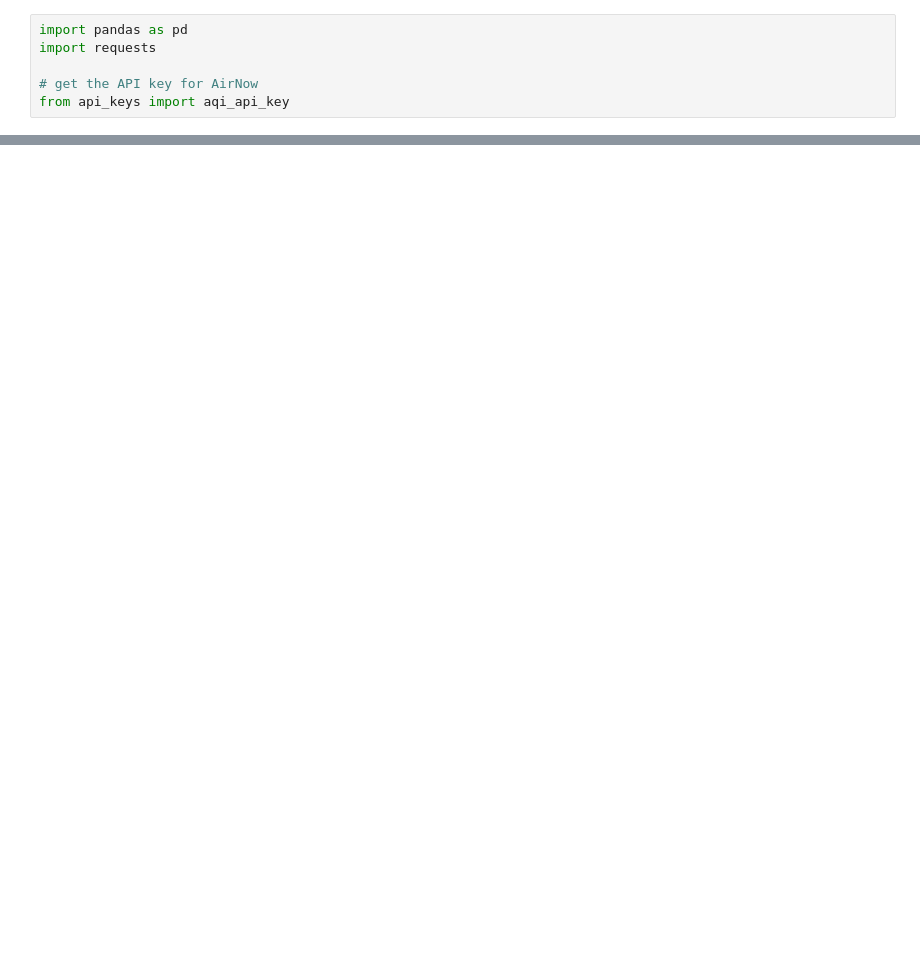
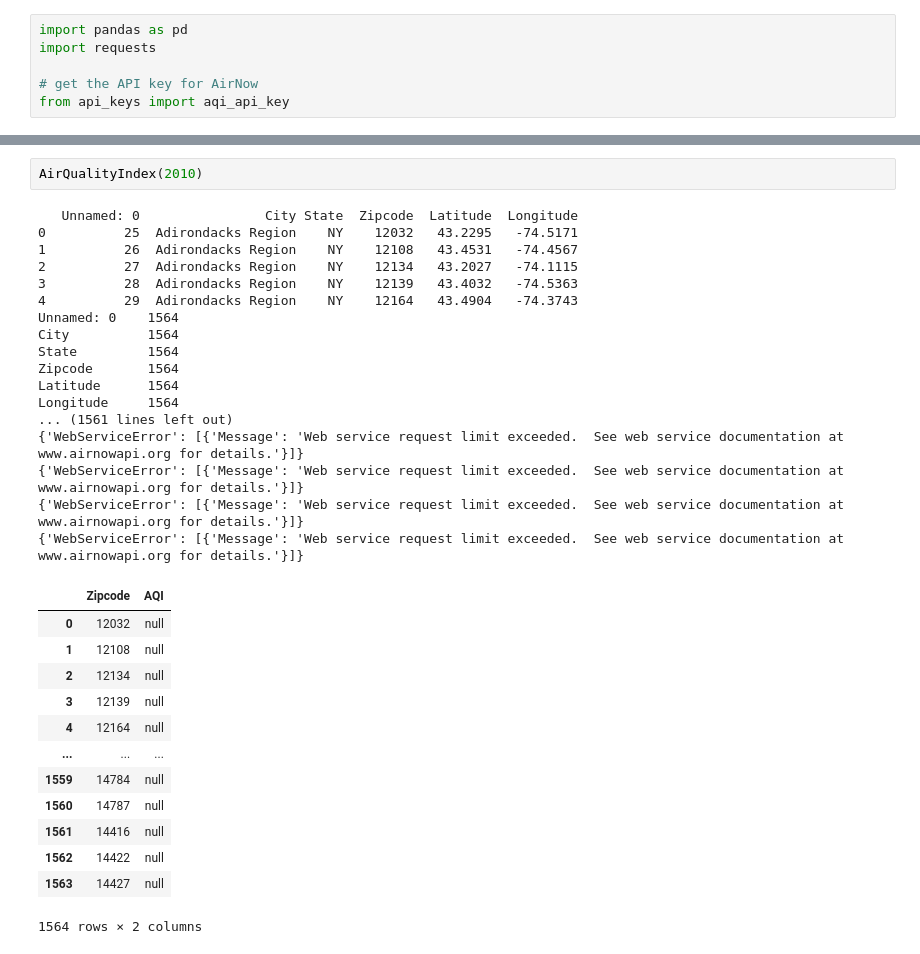
Before and after one commit to paloni-dotcom/Se7en, a Jupyter notebook: air_quality_index.ipynb, the cells around one changed output, grey strips where cells are left out. Saved outputs shown, nothing was run; the diff lists cells and outputs as text; blank space fills up the shorter version.

Commit message:
worked on airquality index and cities with reporting agencies

```diff
--- a/air_quality_index.ipynb
+++ b/air_quality_index.ipynb
@@ -30,0 +41,33 @@ def AirQualityIndex(zipcode, year):
+# %%
+AirQualityIndex(2010)
+# %% [output]
+   Unnamed: 0                City State  Zipcode  Latitude  Longitude
+0          25  Adirondacks Region    NY    12032   43.2295   -74.5171
+1          26  Adirondacks Region    NY    12108   43.4531   -74.4567
+2          27  Adirondacks Region    NY    12134   43.2027   -74.1115
+3          28  Adirondacks Region    NY    12139   43.4032   -74.5363
+4          29  Adirondacks Region    NY    12164   43.4904   -74.3743
+Unnamed: 0    1564
+City          1564
+State         1564
+Zipcode       1564
+Latitude      1564
+Longitude     1564
+... (1561 lines left out)
+{'WebServiceError': [{'Message': 'Web service request limit exceeded.  See web service documentation at www.airnowapi.org for details.'}]}
+{'WebServiceError': [{'Message': 'Web service request limit exceeded.  See web service documentation at www.airnowapi.org for details.'}]}
+{'WebServiceError': [{'Message': 'Web service request limit exceeded.  See web service documentation at www.airnowapi.org for details.'}]}
+{'WebServiceError': [{'Message': 'Web service request limit exceeded.  See web service documentation at www.airnowapi.org for details.'}]}
+|  | Zipcode | AQI |
+| 0 | 12032 | null |
+| 1 | 12108 | null |
+| 2 | 12134 | null |
+| 3 | 12139 | null |
+| 4 | 12164 | null |
+| ... | ... | ... |
+| 1559 | 14784 | null |
+| 1560 | 14787 | null |
+| 1561 | 14416 | null |
+| 1562 | 14422 | null |
+| 1563 | 14427 | null |
+1564 rows × 2 columns
```
Also changed, not shown: parts of 1 cell of this notebook, 2 other files.
